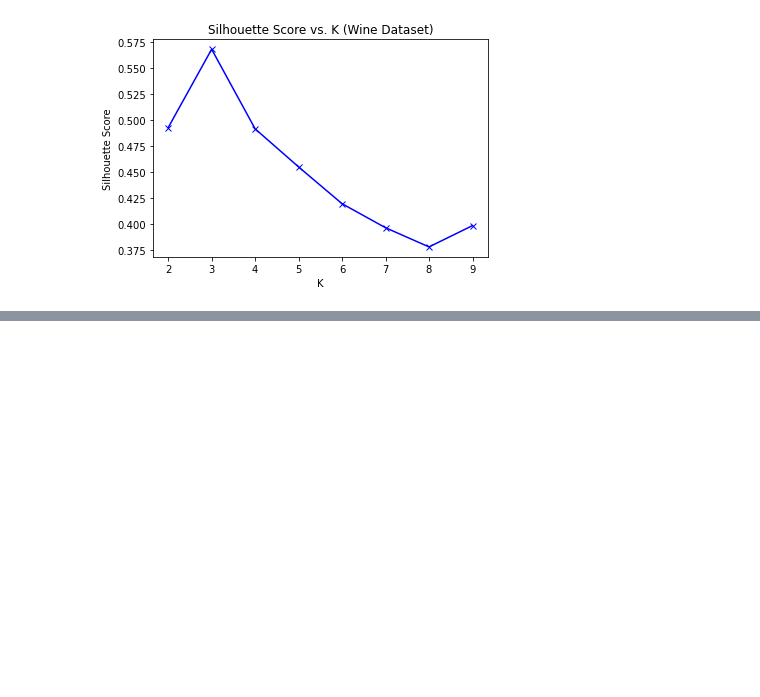
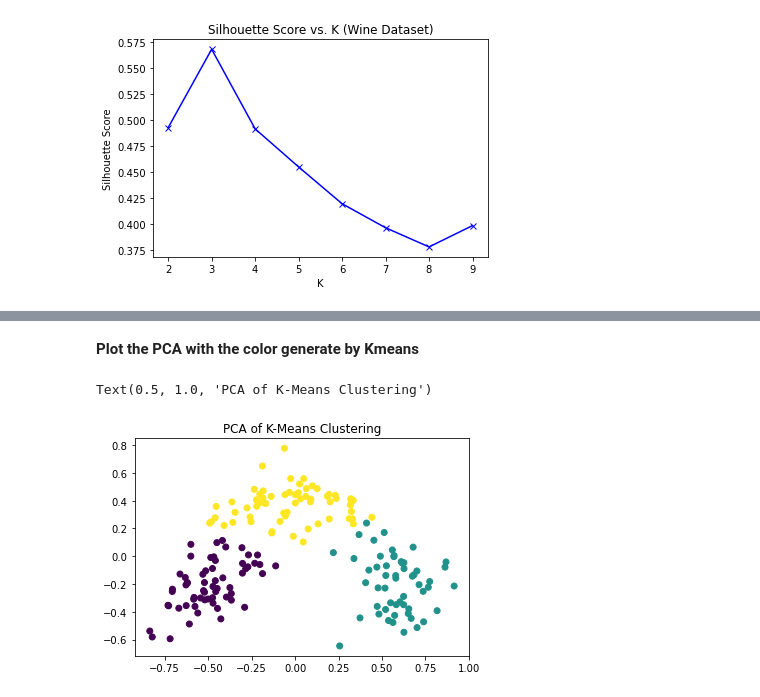
Before and after one commit to jackyhuynh/clustering_methods_using_python, a Jupyter notebook: wine_selection_using_unsupervised_learning_pca_kmeans.ipynb, the cells around one changed output, grey strips where cells are left out. Saved outputs shown, nothing was run; the diff lists cells and outputs as text; code cells hidden in the pictures; blank space fills up the shorter version.

```diff
--- a/wine_selection_using_unsupervised_learning_pca_kmeans.ipynb
+++ b/wine_selection_using_unsupervised_learning_pca_kmeans.ipynb
@@ -197,0 +196,7 @@ Text(0, 0.5, 'Silhouette Score')
+# %%
+# CLustering using k = 3
+
+k = 3
+kmeans = KMeans(n_clusters=k)
+results = kmeans.fit(wine_sk.data)
+results.labels_
@@ -197,0 +213,9 @@ Text(0, 0.5, 'Silhouette Score')
+# %% [markdown]
+**Plot the PCA with the color generate by Kmeans**
+# %%
+# Plot the PCA with the color generate by Kmeans
+plt.scatter(transformed_X[:, 0], transformed_X[:, 1], c = results.labels_)
+plt.title("PCA of K-Means Clustering")
+# %% [output]
+Text(0.5, 1.0, 'PCA of K-Means Clustering')
+[figure, added]
```
Also changed, not shown: parts of 17 cells of this notebook.
